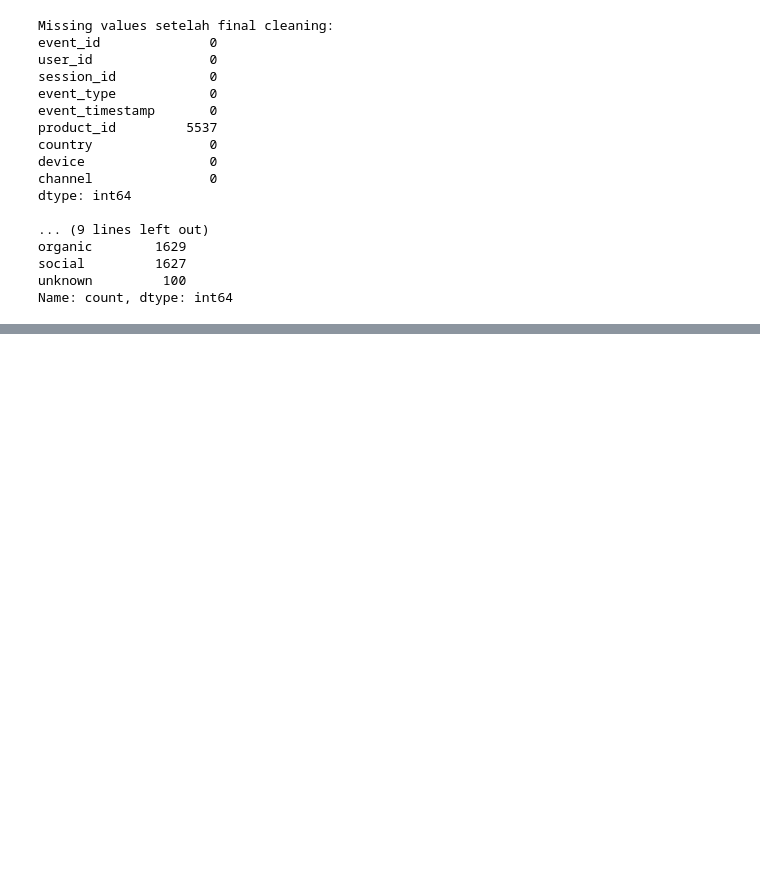
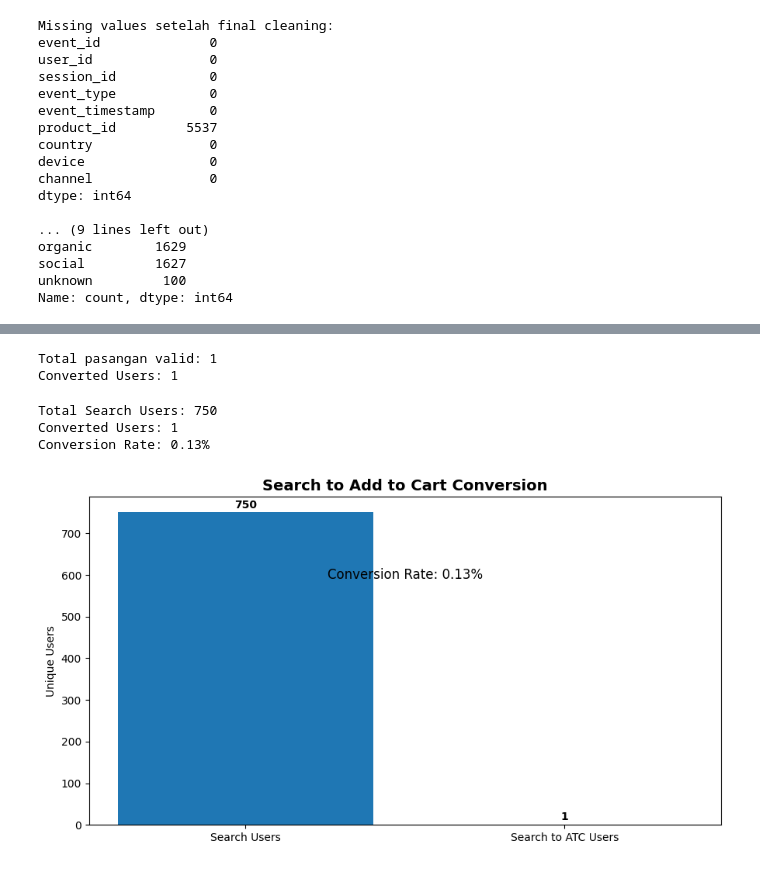
Before and after one commit to srigstinahf/RevoU_Project, a Jupyter notebook: Projek_RevoU_Data_Analyst.ipynb, the cells around one changed output, grey strips where cells are left out. Cells and saved outputs as stored; diff of their text form; code cells hidden in the pictures; blank space fills up the shorter version.

```diff
--- a/Projek_RevoU_Data_Analyst.ipynb
+++ b/Projek_RevoU_Data_Analyst.ipynb
@@ -169,0 +450,71 @@ Name: count, dtype: int64
+# %%
+# Memastikan waktu ATC lebih besar daripada waktu Search
+valid_atc = merged[
+    merged["event_timestamp_atc"] >
+    merged["event_timestamp_search"]
+].copy()
+
+print("Total pasangan valid:", len(valid_atc))
+
+# Menghitung pengguna unik yang berhasil melakukan ATC
+converted_users = valid_atc["user_id"].nunique()
+
+print("Converted Users:", converted_users)
+# %% [output]
+Total pasangan valid: 1
+Converted Users: 1
+# %%
+# Menghitung total pengguna unik yang melakukan Search
+total_search_users = search["user_id"].nunique()
+
+# Menghitung conversion rate
+conversion_rate = (
+    converted_users / total_search_users
+) * 100
+
+print("Total Search Users:", total_search_users)
+print("Converted Users:", converted_users)
+print(f"Conversion Rate: {conversion_rate:.2f}%")
+# %% [output]
+Total Search Users: 750
+Converted Users: 1
+Conversion Rate: 0.13%
+# %%
+plt.figure(figsize=(9, 5))
+
+bars = plt.bar(
+    ["Search Users", "Search to ATC Users"],
+    [total_search_users, converted_users]
+)
+
+plt.title(
+    "Search to Add to Cart Conversion",
+    fontsize=14,
+    fontweight="bold"
+)
+
+plt.ylabel("Unique Users")
+
+# Menambahkan label angka
+for bar in bars:
+    height = bar.get_height()
+    plt.text(
+        bar.get_x() + bar.get_width()/2,
+        height + 10,
+        f"{int(height)}",
+        ha="center",
+        fontweight="bold"
+    )
+
+plt.text(
+    0.5, 0.75,
+    f"Conversion Rate: {conversion_rate:.2f}%",
+    transform=plt.gca().transAxes,
+    ha="center",
+    fontsize=12
+)
+
+plt.tight_layout()
+plt.show()
+# %% [output]
+[figure, added]
```
Also changed, not shown: parts of 18 cells of this notebook.
